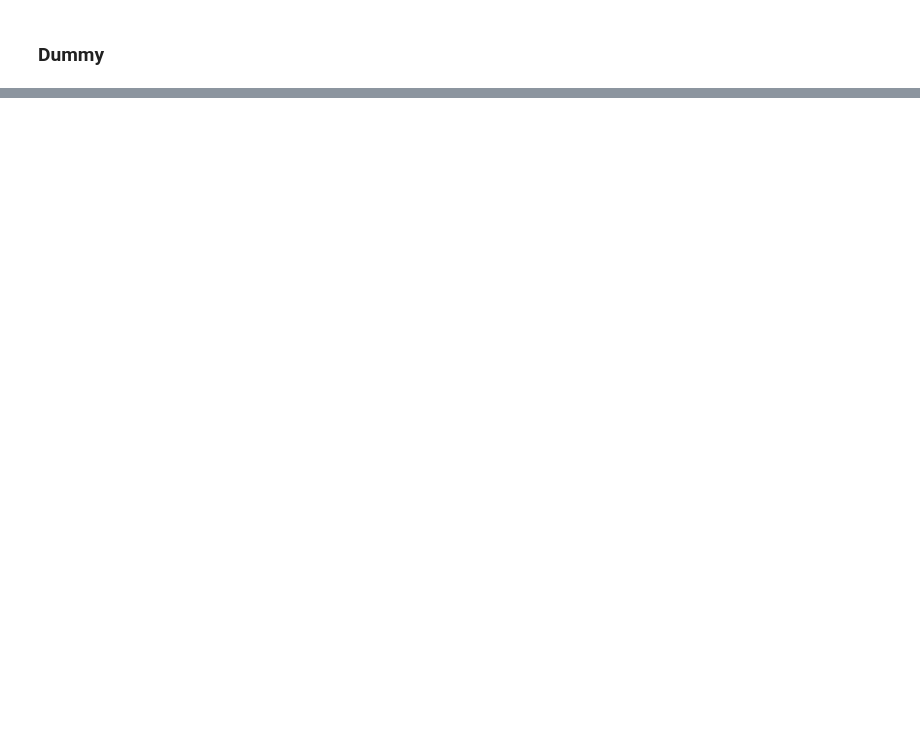
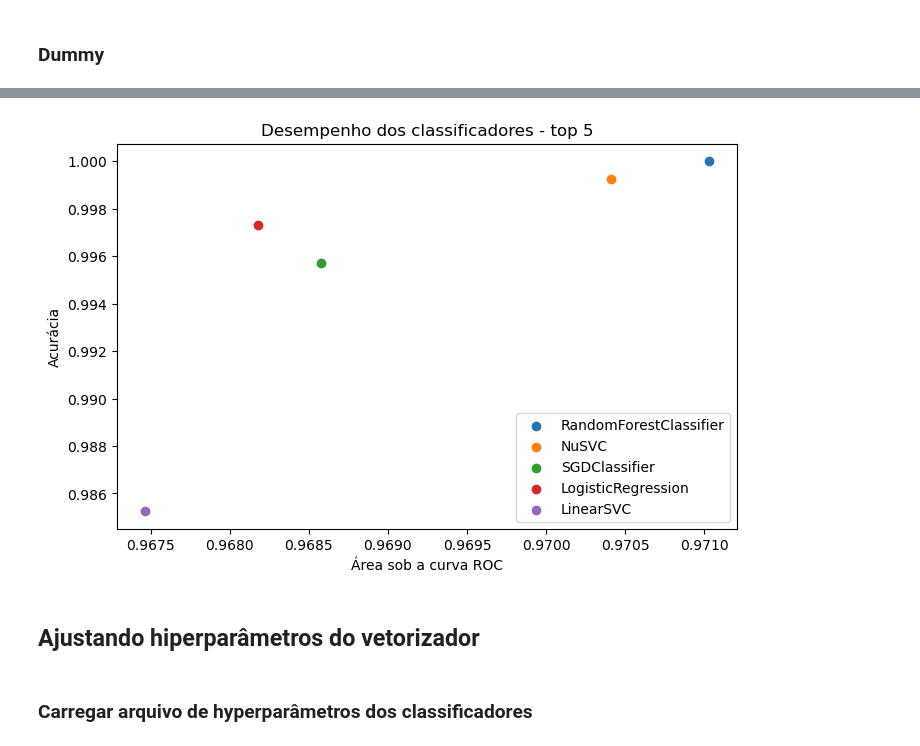
Before and after one commit to InovaFiscaliza/dados-pacp, a Jupyter notebook: notebooks/31_model_selection.ipynb, the cells around one changed output, grey strips where cells are left out. Drawn from its saved outputs; the diff is of its cells as text; code cells hidden in the pictures; blank space fills up the shorter version.

```diff
--- a/notebooks/31_model_selection.ipynb
+++ b/notebooks/31_model_selection.ipynb
@@ -566,0 +543,23 @@ df
+# %%
+fig, ax = plt.subplots(1,1,figsize=(8,5))
+
+# ax.set_xlim(0,1)
+# ax.set_ylim(0,1)
+
+for record in df.head(5).to_dict('records'):
+    label = record['name']
+    x = record['auc']
+    y = record['accuracy']
+    _=ax.scatter(x,y, label=label)
+
+ax.set_xlabel('Área sob a curva ROC')
+ax.set_ylabel('Acurácia')
+ax.set_title('Desempenho dos classificadores - top 5')
+ax.legend()
+plt.show()
+# %% [output]
+[figure, added]
+# %% [markdown]
+## Ajustando hiperparâmetros do vetorizador
+# %% [markdown]
+### Carregar arquivo de hyperparâmetros dos classificadores
```
Also changed, not shown: parts of 33 cells of this notebook.
